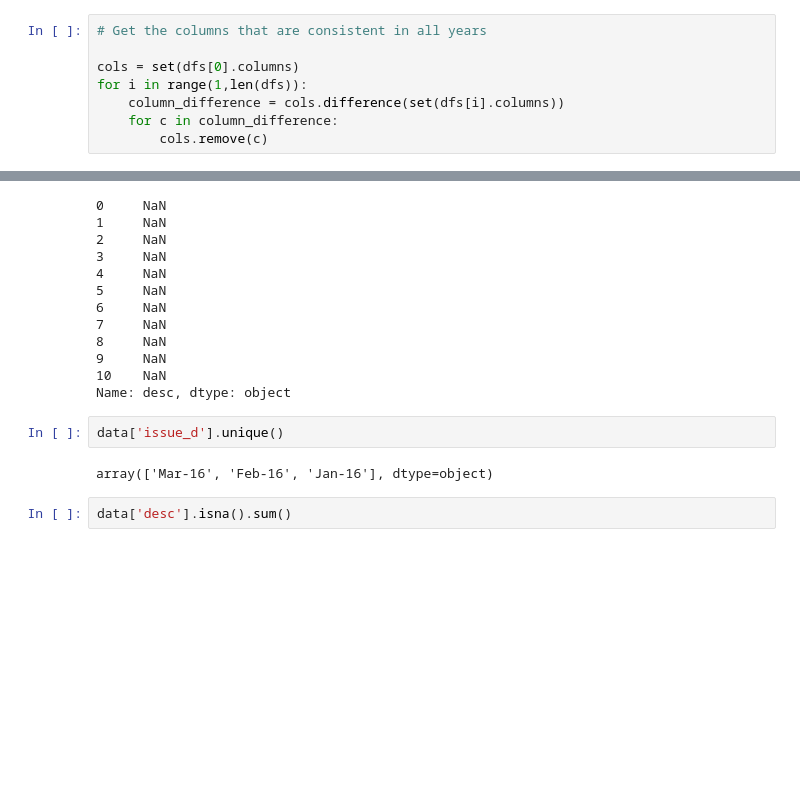
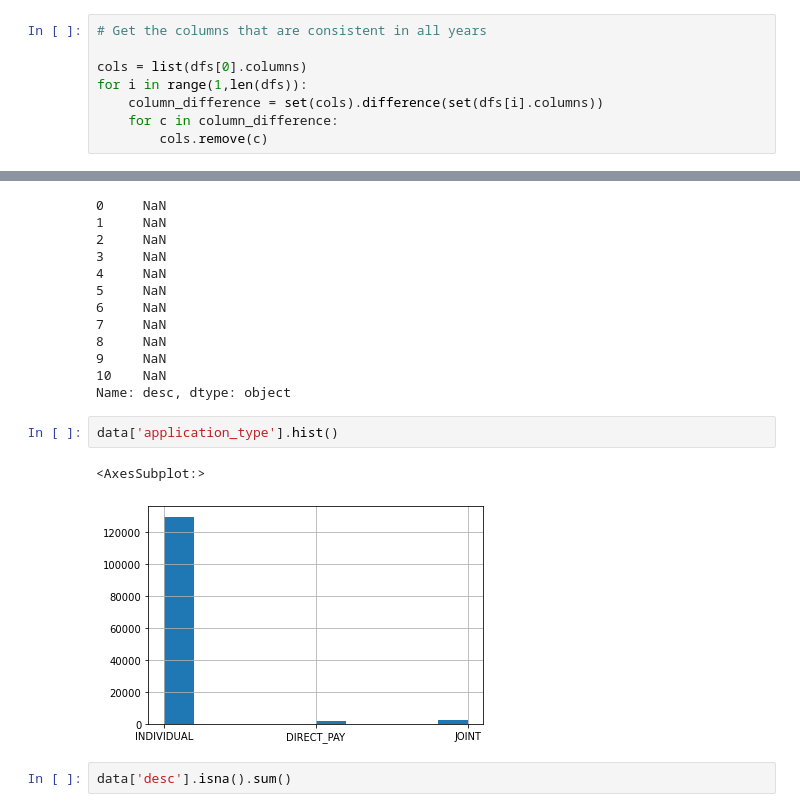
Before and after one commit to vmccready/loan-default-predictor, a Jupyter notebook: exploration.ipynb, the cells around one changed output, grey strips where cells are left out. Drawn from its saved outputs; the diff is of its cells as text; blank space fills up the shorter version.

Commit message:
column selection. create sample set to work with

```diff
--- a/exploration.ipynb
+++ b/exploration.ipynb
@@ -25,9 +28,9 @@ for f in iglob('data/raw/' + '*.csv'):
 # %%
 # Get the columns that are consistent in all years
 
-cols = set(dfs[0].columns)
+cols = list(dfs[0].columns)
 for i in range(1,len(dfs)):
-    column_difference = cols.difference(set(dfs[i].columns))
+    column_difference = set(cols).difference(set(dfs[i].columns))
     for c in column_difference:
         cols.remove(c)
 # %%
@@ -148,10 +260,11 @@ data.loc[:10,'desc']
 9     NaN
 10    NaN
 Name: desc, dtype: object
-# %%
-data['issue_d'].unique()
-# %% [output]
-array(['Mar-16', 'Feb-16', 'Jan-16'], dtype=object)
+# %%
+data['application_type'].hist()
+# %% [output]
+<AxesSubplot:>
+[figure, added]
 # %%
 data['desc'].isna().sum()
 # %% [output]
```
Also changed, not shown: parts of 10 cells of this notebook.
